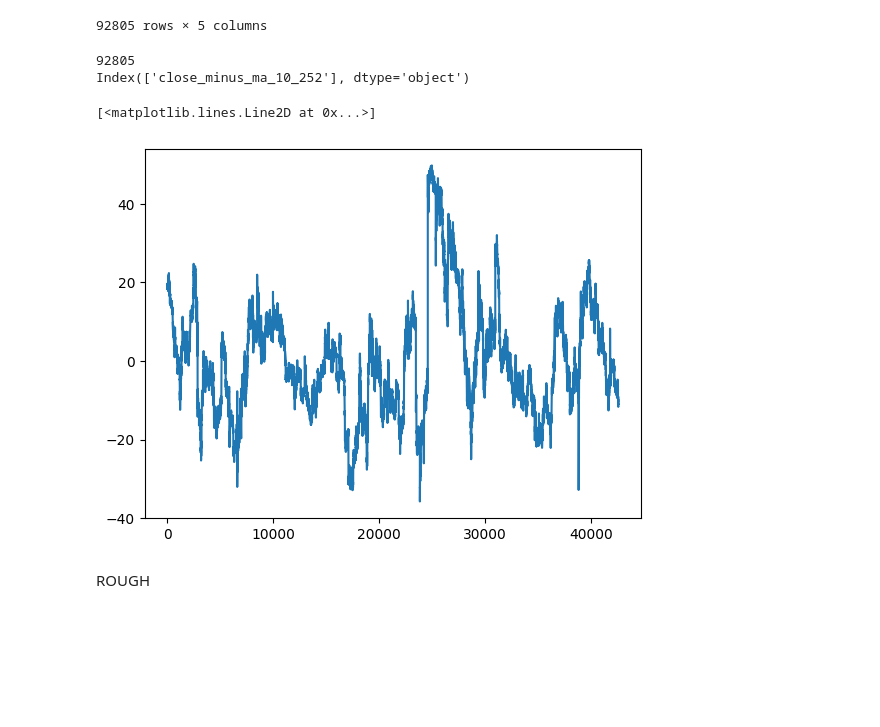
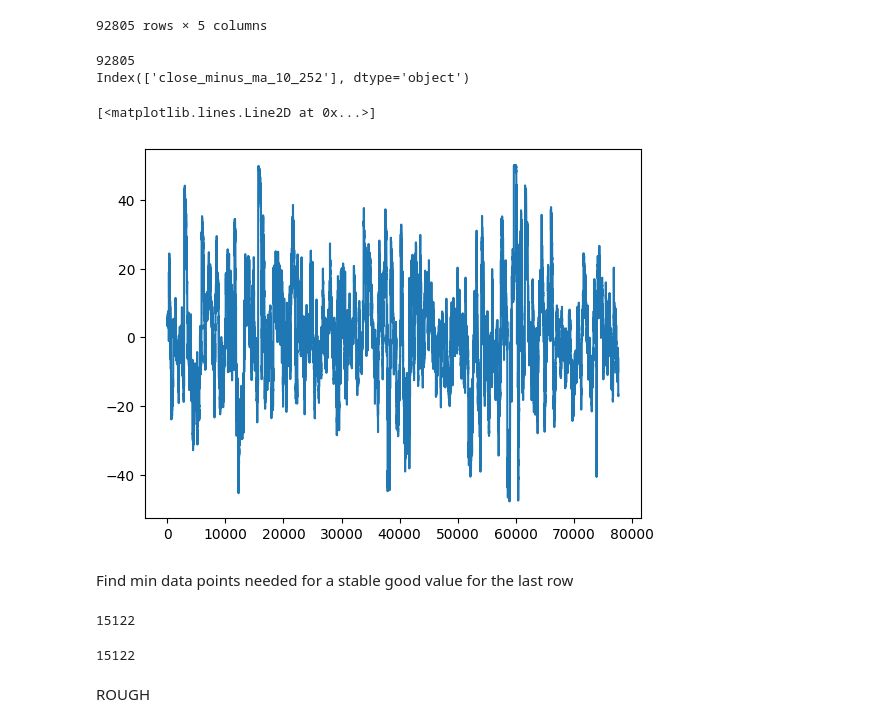
Before and after one commit to chirayu5/algotrading_v40, a Jupyter notebook: notebooks/feature_calculators.ipynb, the cells around one changed output. Cells and saved outputs as stored; diff of their text form; code cells hidden in the pictures; blank space fills up the shorter version.

```diff
--- a/notebooks/feature_calculators.ipynb
+++ b/notebooks/feature_calculators.ipynb
@@ -163,28 +163,33 @@ df_icici
 | 2018-01-01 09:59:59.999000+00:00 | 309.65 | 309.80 | 309.30 | 309.30 | 28508 |
 92805 rows × 5 columns
 # %%
+import functools
+
 import algotrading_v40.feature_calculators.utils as fc_utils
 import algotrading_v40.utils.df as u_df
 
 print(len(df_icici))
+
 feat_complete = fc_utils.calculate_features_with_complete_coverage(
   df=df_icici,
-  f_calc=lambda df: fc_close_minus_ma.close_minus_ma(
-    df=df, lookback=10, atr_length=252
+  f_calc=functools.partial(
+    fc_close_minus_ma.close_minus_ma, lookback=10, atr_length=252
   ),
-  group_size_minutes=200,
+  group_size_minutes=60,
 )
 print(feat_complete.columns)
 assert len(feat_complete.columns) == 1
 
 feat_complete = feat_complete.loc[
   u_df.analyse_numeric_series_quality(
     feat_complete[feat_complete.columns[0]]
   ).good_values_mask
 ]
 plt.plot(feat_complete[feat_complete.columns[0]].values)
 # %% [output]
 92805
 Index(['close_minus_ma_10_252'], dtype='object')
 [<matplotlib.lines.Line2D at 0x...>]
-[figure, old version]
+[figure, new version]
+# %% [markdown]
+Find min data points needed for a stable good value for the last row
@@ -191,3 +199,31 @@ Index(['close_minus_ma_10_252'], dtype='object')
+# %%
+min_fast = fc_utils.find_min_data_points_needed_for_stable_good_last_value(
+  df=df_icici,
+  f_calc=functools.partial(
+    fc_utils.calculate_features_with_last_value_guaranteed,
+    f_calc=functools.partial(
+      fc_close_minus_ma.close_minus_ma, lookback=10, atr_length=252
+    ),
+    group_size_minutes=60,
+  ),
+)
+min_fast
+# %% [output]
+15122
+# %%
+min_slow = fc_utils.find_min_data_points_needed_for_stable_good_last_value(
+  df=df_icici,
+  f_calc=functools.partial(
+    fc_utils.calculate_features_with_complete_coverage,
+    f_calc=functools.partial(
+      fc_close_minus_ma.close_minus_ma, lookback=10, atr_length=252
+    ),
+    group_size_minutes=60,
+  ),
+)
+min_slow
+# %% [output]
+15122
 # %% [markdown]
 ROUGH
 # %%
```
Also changed, not shown: parts of 1 cell of this notebook, 2 other files.
